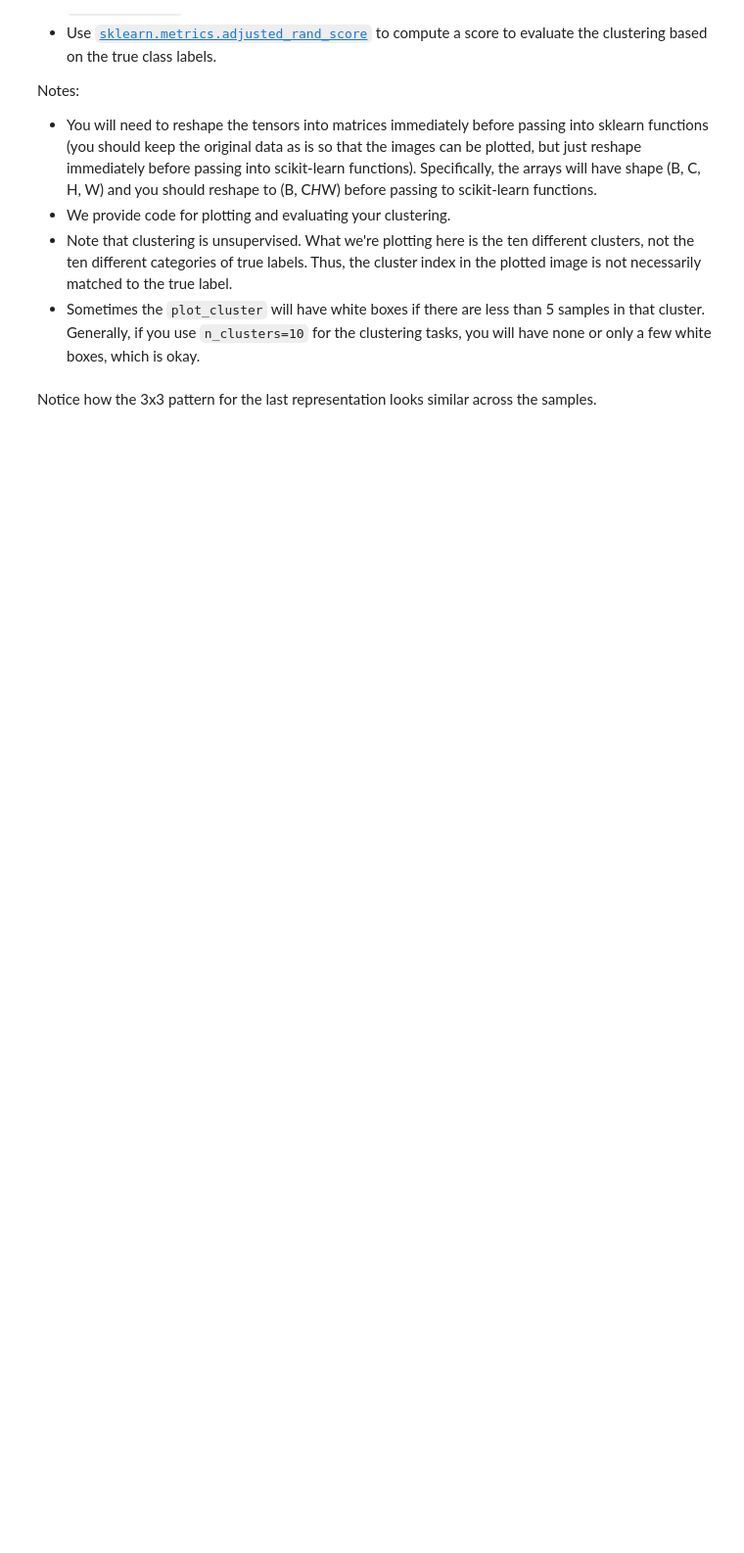
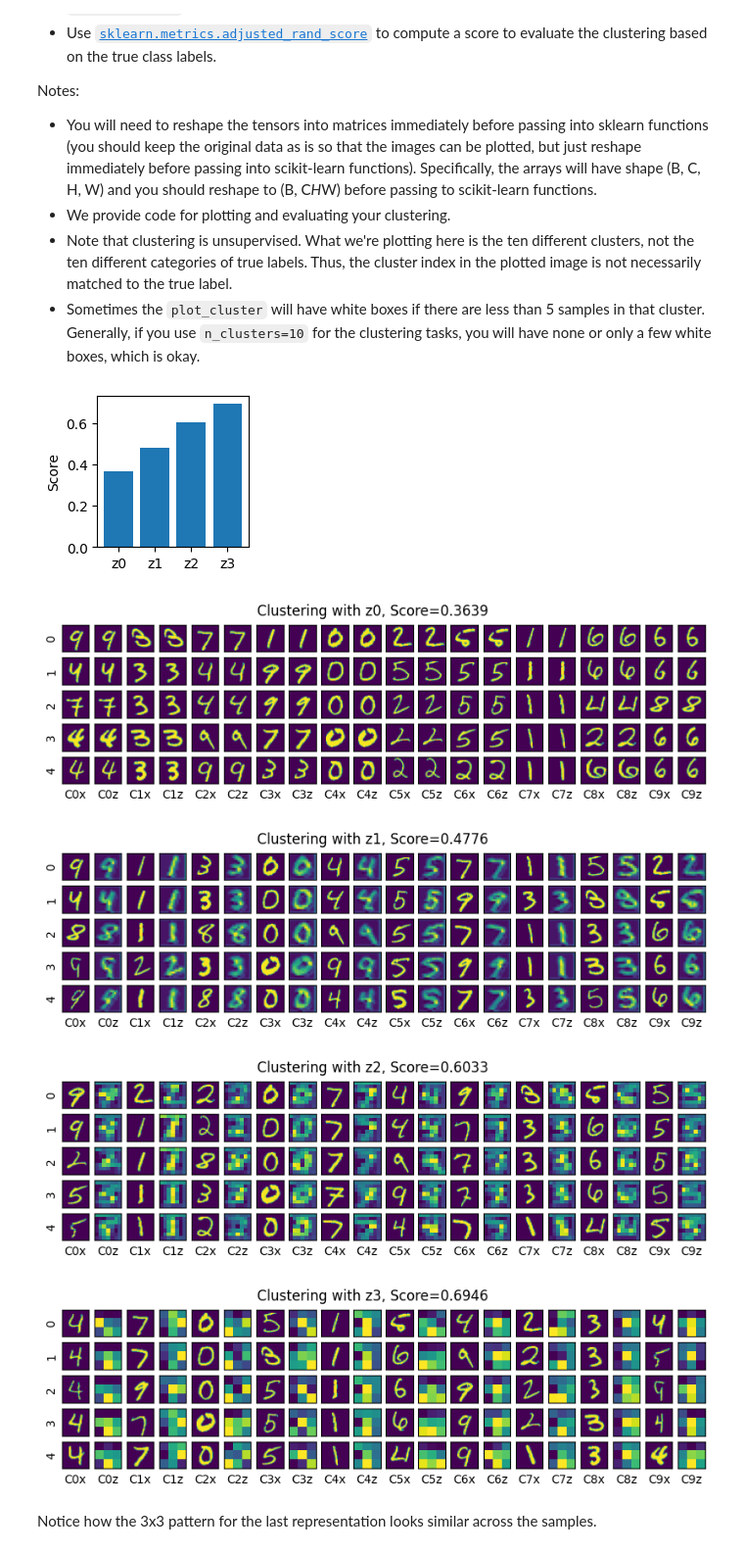
Before and after one commit to Basil070104/AI-blocks, a Jupyter notebook: Assignment_05_Exercise.ipynb, the cells around one changed output. Shown: that part at 98% size. Drawn from its saved outputs; the diff is of its cells as text; code cells hidden in the pictures; blank space fills up the shorter version.

```diff
--- a/Assignment_05_Exercise.ipynb
+++ b/Assignment_05_Exercise.ipynb
@@ -244,6 +310,22 @@ def extract_numpy_representations(model, data_loader, n_extract):
   extracted_z_lists = []
   labels_list = []
   # ----------- <Your code> ---------------
+  model.eval()  # Set to evaluation mode for consistent output with BatchNorm
+  total_extracted = 0
+
+  with torch.no_grad():
+      for images, labels in data_loader:
+          images = images.to(device)
+          labels = labels.to(device)
+
+          _, z_list = model.compute_and_extract_representations(images)
+
+          extracted_z_lists.append(z_list)
+          labels_list.append(labels)
+
+          total_extracted += images.size(0)
+          if total_extracted >= n_extract:
+              break
 
   # ----------- <End your code> ---------------
   # Check extracted_z_lists (type should be tensor)
@@ -311,20 +414,32 @@ def plot_cluster(cluster_labels, z_test, title):
 # %%
 from sklearn.cluster import KMeans
 from sklearn.metrics import adjusted_rand_score
 
 def cluster_and_score(z, true_labels):
   # ----------- <Your code> ---------------
+  B = z.shape[0]
+  z_reshaped = z.reshape(B, -1)
+
+  kmeans = KMeans(n_clusters=10, random_state=0)
+  cluster_labels = kmeans.fit_predict(z_reshaped)
+  score = adjusted_rand_score(true_labels, cluster_labels)
 
   # ----------- <End your code> ---------------
   return cluster_labels, score
 
 fig = plt.figure(figsize=(2,2))
 plt.bar([f'z{zi}' for zi in range(len(z_list_test))],
         [cluster_and_score(z_test, labels_test)[1] for z_test in z_list_test])
 plt.ylabel('Score')
 for zi, z_test in enumerate(z_list_test):
   cluster_labels, score = cluster_and_score(z_test, labels_test)
   plot_cluster(cluster_labels, z_test, f'Clustering with z{zi}, Score={score:.4f}')
+# %% [output]
+[figure, added]
+[figure, added]
+[figure, added]
+[figure, added]
+[figure, added]
 # %% [markdown]
 Notice how the 3x3 pattern for the last representation looks similar across the samples.
 # %% [markdown]
```
Also changed, not shown: parts of 7 cells of this notebook.
